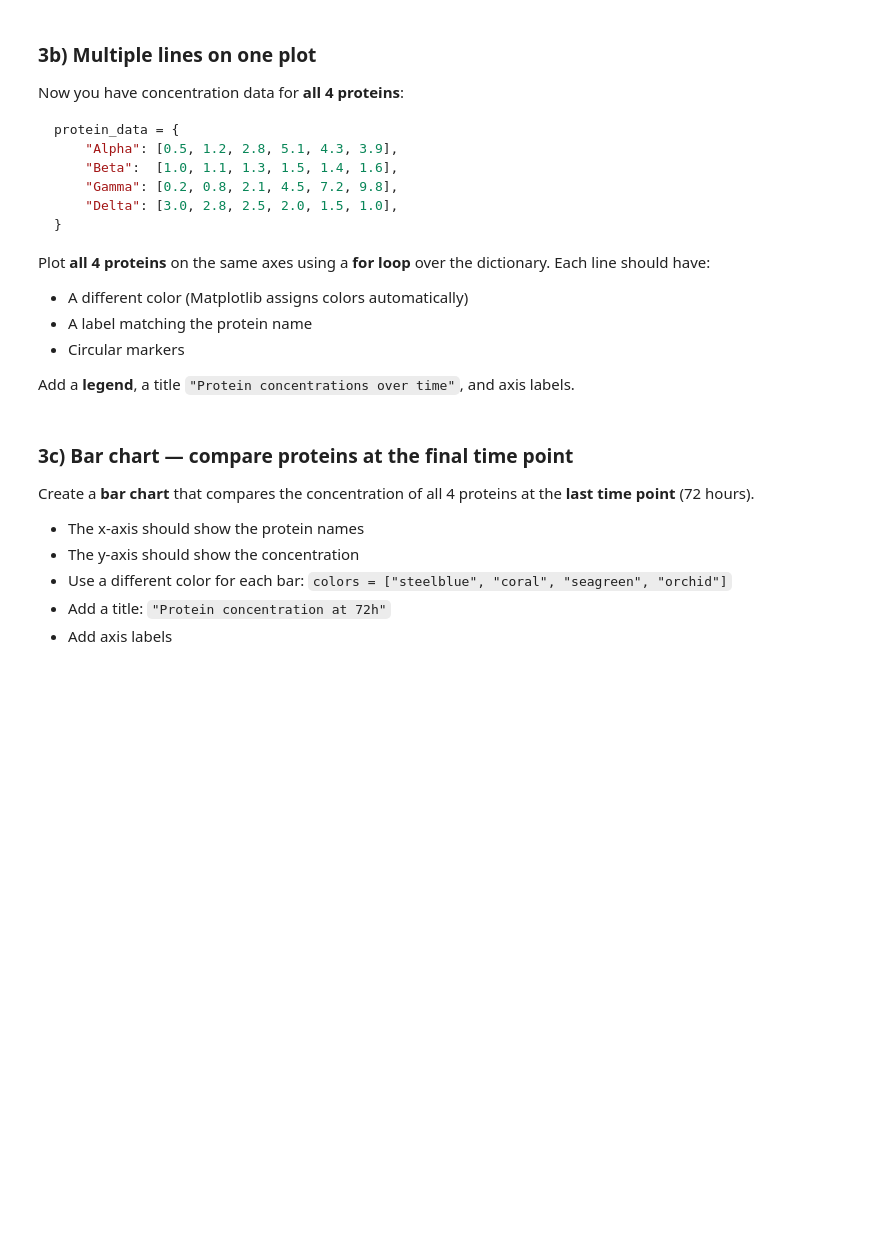
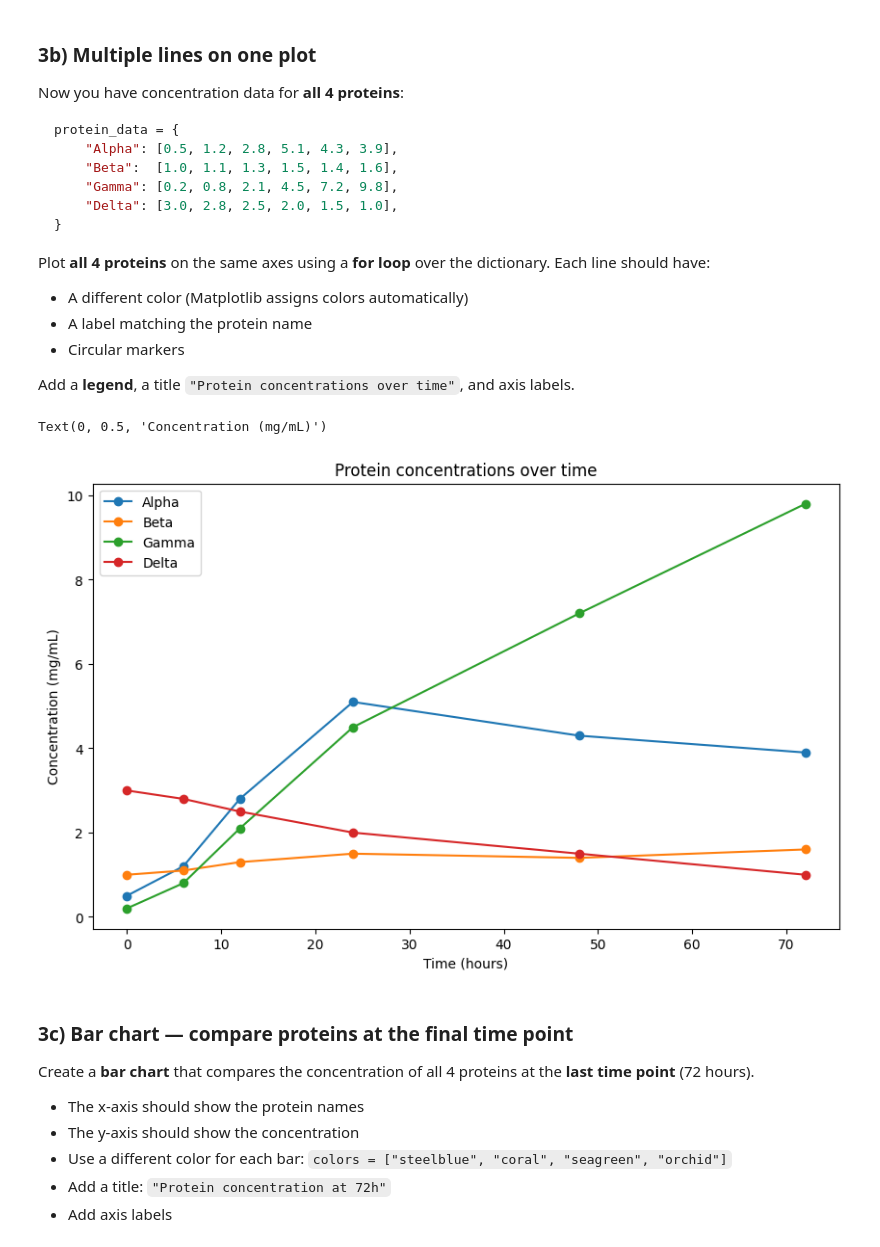
Before and after one commit to caroccialberto/Python2026, a Jupyter notebook: exam/exam_python_2026_Carocci.ipynb, the cells around one changed output. Saved outputs shown, nothing was run; the diff lists cells and outputs as text; code cells hidden in the pictures; blank space fills up the shorter version.

```diff
--- a/exam/exam_python_2026_Carocci.ipynb
+++ b/exam/exam_python_2026_Carocci.ipynb
@@ -191,8 +191,9 @@ qualities = [ 35,  32,  28,  30,  25,  22,  15,  12,   8,   5]
 
 # YOUR CODE HERE
 i = 0
-while qualities[i] >= 20:
+while i < len(qualities) and qualities[i] >= 20:
   i += 1
+
 print("Trimmed sequence:", "".join(bases[:i]))
 print("New length:", len("".join(bases[:i])))
 # %% [output]
@@ -364,14 +374,24 @@ Add a **legend**, a title `"Protein concentrations over time"`, and axis labels.
 # %%
 protein_data = {
     "Alpha": [0.5, 1.2, 2.8, 5.1, 4.3, 3.9],
     "Beta":  [1.0, 1.1, 1.3, 1.5, 1.4, 1.6],
     "Gamma": [0.2, 0.8, 2.1, 4.5, 7.2, 9.8],
     "Delta": [3.0, 2.8, 2.5, 2.0, 1.5, 1.0],
 }
 
 
 
 # YOUR CODE HERE
+plt.figure(figsize=(10,6))
+for i in protein_data:
+  plt.plot(time_hours, protein_data[i], marker="o", label=i)
+plt.legend()
+plt.title("Protein concentrations over time")
+plt.xlabel("Time (hours)")
+plt.ylabel("Concentration (mg/mL)")
+# %% [output]
+Text(0, 0.5, 'Concentration (mg/mL)')
+[figure, added]
 # %% [markdown]
 ### 3c) Bar chart — compare proteins at the final time point
 
```
Also changed, not shown: parts of 24 cells of this notebook.
